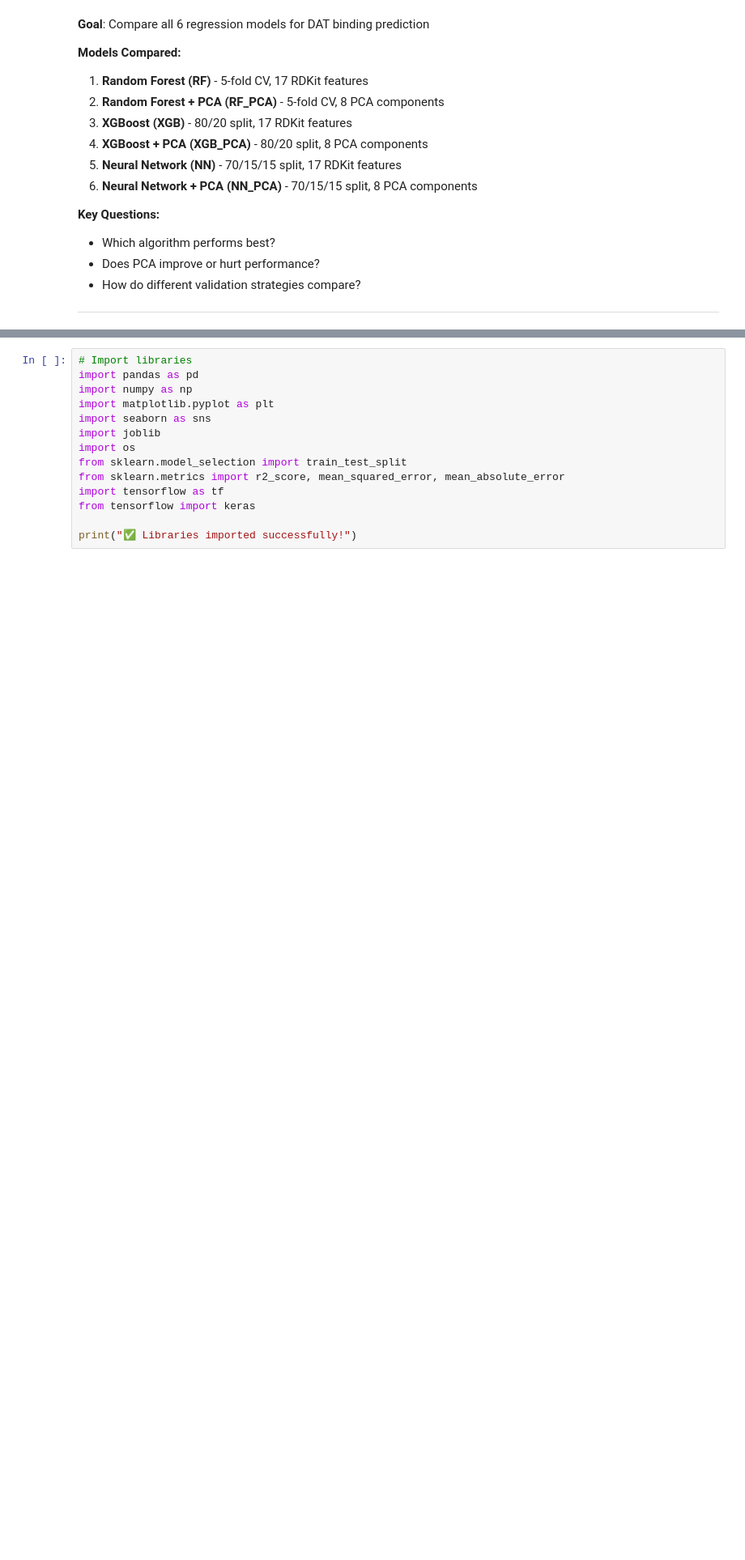
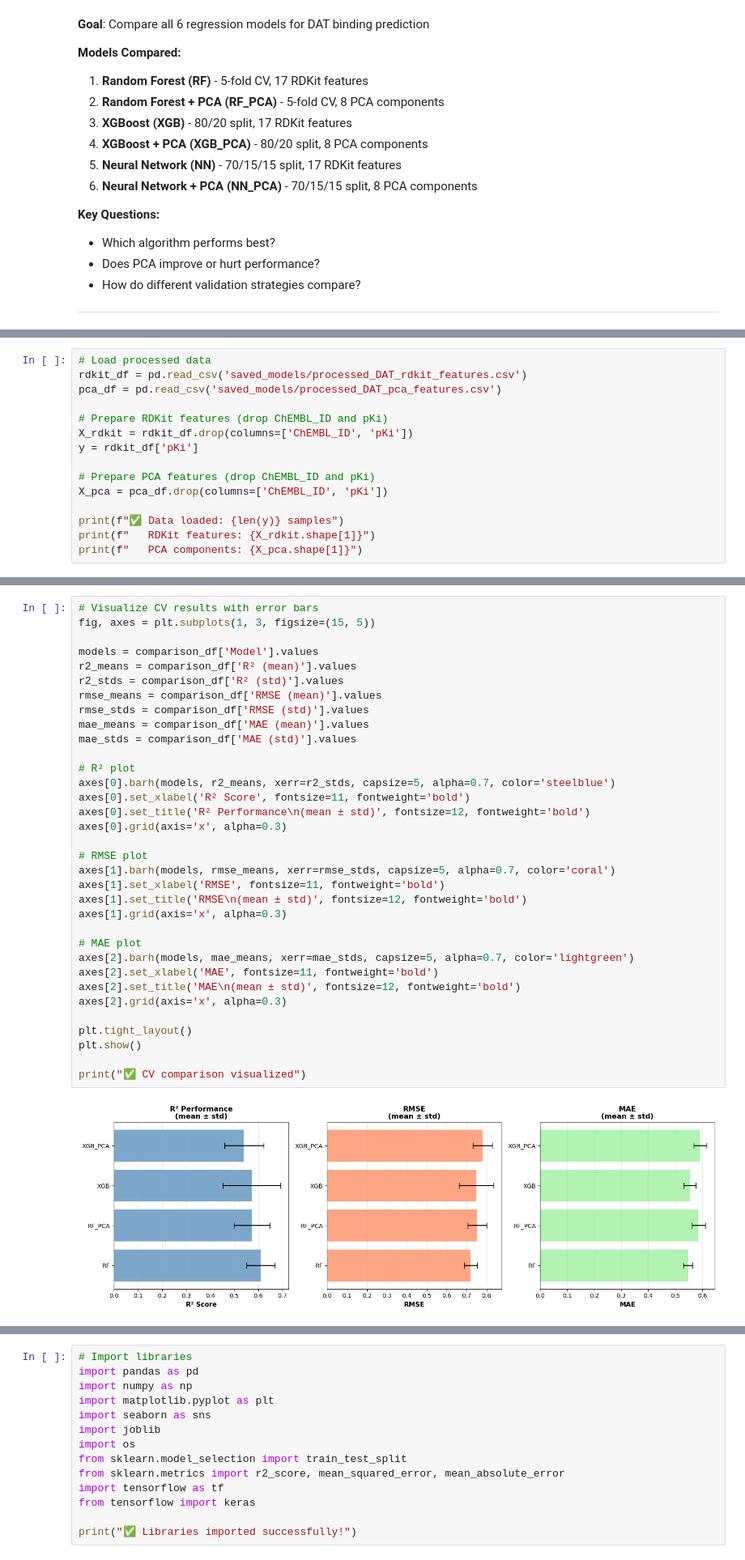
Before and after one commit to KhaledO04/University-BiomedicalMachineLearning, a Jupyter notebook: Main/modeling_all_comparison.ipynb, the cells around one changed output, grey strips where cells are left out. Shown at 81% size. Cells and saved outputs as stored; diff of their text form; blank space fills up the shorter version.

```diff
--- a/Main/modeling_all_comparison.ipynb
+++ b/Main/modeling_all_comparison.ipynb
@@ -19,0 +160,15 @@
+# %%
+# Load processed data
+rdkit_df = pd.read_csv('saved_models/processed_DAT_rdkit_features.csv')
+pca_df = pd.read_csv('saved_models/processed_DAT_pca_features.csv')
+
+# Prepare RDKit features (drop ChEMBL_ID and pKi)
+X_rdkit = rdkit_df.drop(columns=['ChEMBL_ID', 'pKi'])
+y = rdkit_df['pKi']
+
+# Prepare PCA features (drop ChEMBL_ID and pKi)
+X_pca = pca_df.drop(columns=['ChEMBL_ID', 'pKi'])
+
+print(f"✅ Data loaded: {len(y)} samples")
+print(f"   RDKit features: {X_rdkit.shape[1]}")
+print(f"   PCA components: {X_pca.shape[1]}")
@@ -19,0 +267,36 @@
+# %%
+# Visualize CV results with error bars
+fig, axes = plt.subplots(1, 3, figsize=(15, 5))
+
+models = comparison_df['Model'].values
+r2_means = comparison_df['R² (mean)'].values
+r2_stds = comparison_df['R² (std)'].values
+rmse_means = comparison_df['RMSE (mean)'].values
+rmse_stds = comparison_df['RMSE (std)'].values
+mae_means = comparison_df['MAE (mean)'].values
+mae_stds = comparison_df['MAE (std)'].values
+
+# R² plot
+axes[0].barh(models, r2_means, xerr=r2_stds, capsize=5, alpha=0.7, color='steelblue')
+axes[0].set_xlabel('R² Score', fontsize=11, fontweight='bold')
+axes[0].set_title('R² Performance\n(mean ± std)', fontsize=12, fontweight='bold')
+axes[0].grid(axis='x', alpha=0.3)
+
+# RMSE plot
+axes[1].barh(models, rmse_means, xerr=rmse_stds, capsize=5, alpha=0.7, color='coral')
+axes[1].set_xlabel('RMSE', fontsize=11, fontweight='bold')
+axes[1].set_title('RMSE\n(mean ± std)', fontsize=12, fontweight='bold')
+axes[1].grid(axis='x', alpha=0.3)
+
+# MAE plot
+axes[2].barh(models, mae_means, xerr=mae_stds, capsize=5, alpha=0.7, color='lightgreen')
+axes[2].set_xlabel('MAE', fontsize=11, fontweight='bold')
+axes[2].set_title('MAE\n(mean ± std)', fontsize=12, fontweight='bold')
+axes[2].grid(axis='x', alpha=0.3)
+
+plt.tight_layout()
+plt.show()
+
+print("✅ CV comparison visualized")
+# %% [output]
+[figure, added]
```
Also changed, not shown: parts of 37 cells of this notebook, 8 other files.
